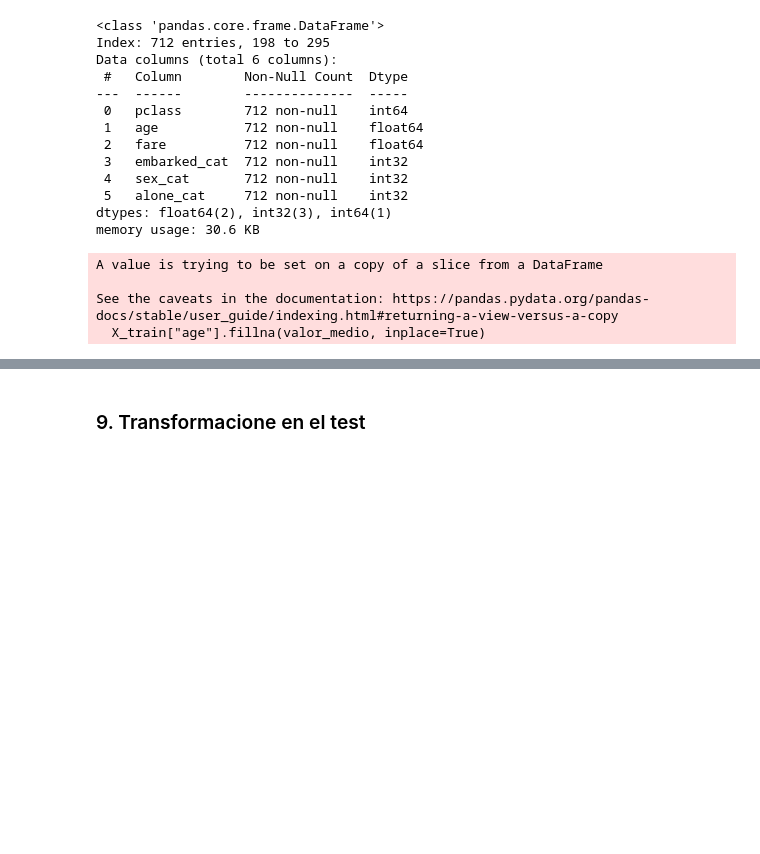
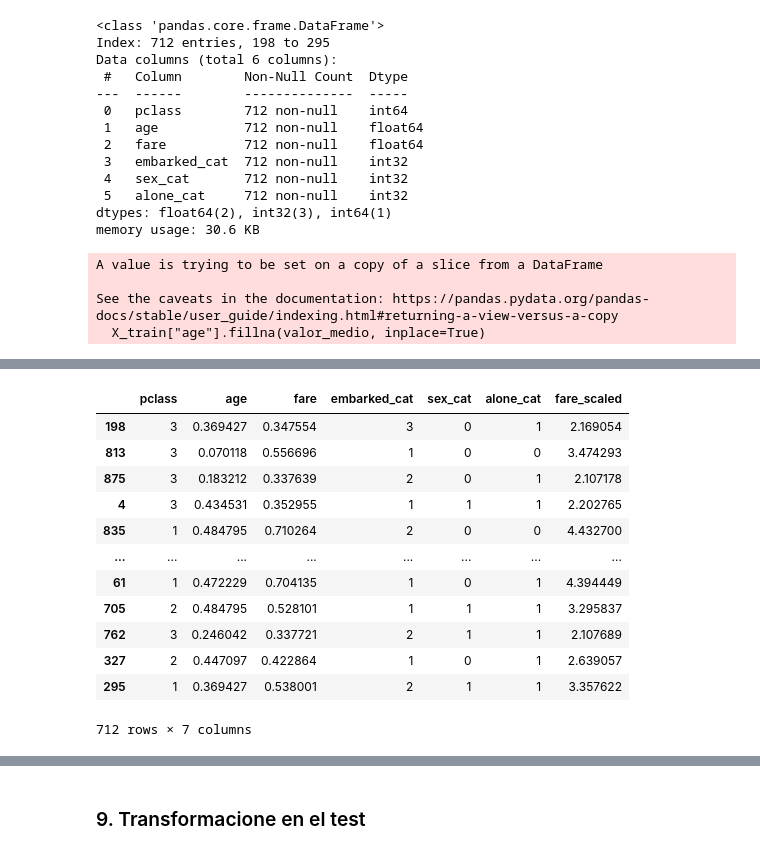
Before and after one commit to MartinAmez/ONLINE_DS_THEBRIDGE_MARTIN, a Jupyter notebook: Sprint 12 Regresion lineal_log/Practicas_Obligatorias/18_Practica_Obligatoria_Clasificacion_y_Regresion_Logistica.ipynb, the cells around one changed output, grey strips where cells are left out. Saved outputs shown, nothing was run; the diff lists cells and outputs as text; code cells hidden in the pictures; blank space fills up the shorter version.

```diff
--- a/Sprint 12 Regresion lineal_log/Practicas_Obligatorias/18_Practica_Obligatoria_Clasificacion_y_Regresion_Logistica.ipynb
+++ b/Sprint 12 Regresion lineal_log/Practicas_Obligatorias/18_Practica_Obligatoria_Clasificacion_y_Regresion_Logistica.ipynb
@@ -396,3 +411,19 @@ Name: fare, dtype: float64
+# %%
+X_train
+# %% [output]
+|  | pclass | age | fare | embarked_cat | sex_cat | alone_cat | fare_scaled |
+| 198 | 3 | 0.369427 | 0.347554 | 3 | 0 | 1 | 2.169054 |
+| 813 | 3 | 0.070118 | 0.556696 | 1 | 0 | 0 | 3.474293 |
+| 875 | 3 | 0.183212 | 0.337639 | 2 | 0 | 1 | 2.107178 |
+| 4 | 3 | 0.434531 | 0.352955 | 1 | 1 | 1 | 2.202765 |
+| 835 | 1 | 0.484795 | 0.710264 | 2 | 0 | 0 | 4.432700 |
+| ... | ... | ... | ... | ... | ... | ... | ... |
+| 61 | 1 | 0.472229 | 0.704135 | 1 | 0 | 1 | 4.394449 |
+| 705 | 2 | 0.484795 | 0.528101 | 1 | 1 | 1 | 3.295837 |
+| 762 | 3 | 0.246042 | 0.337721 | 2 | 1 | 1 | 2.107689 |
+| 327 | 2 | 0.447097 | 0.422864 | 1 | 0 | 1 | 2.639057 |
+| 295 | 1 | 0.369427 | 0.538001 | 2 | 1 | 1 | 3.357622 |
+712 rows × 7 columns
 # %%
 
 sns.pairplot(X_train, hue="embarked_cat", palette="Dark2")
```
Also changed, not shown: parts of 4 cells of this notebook, 17 other files.
